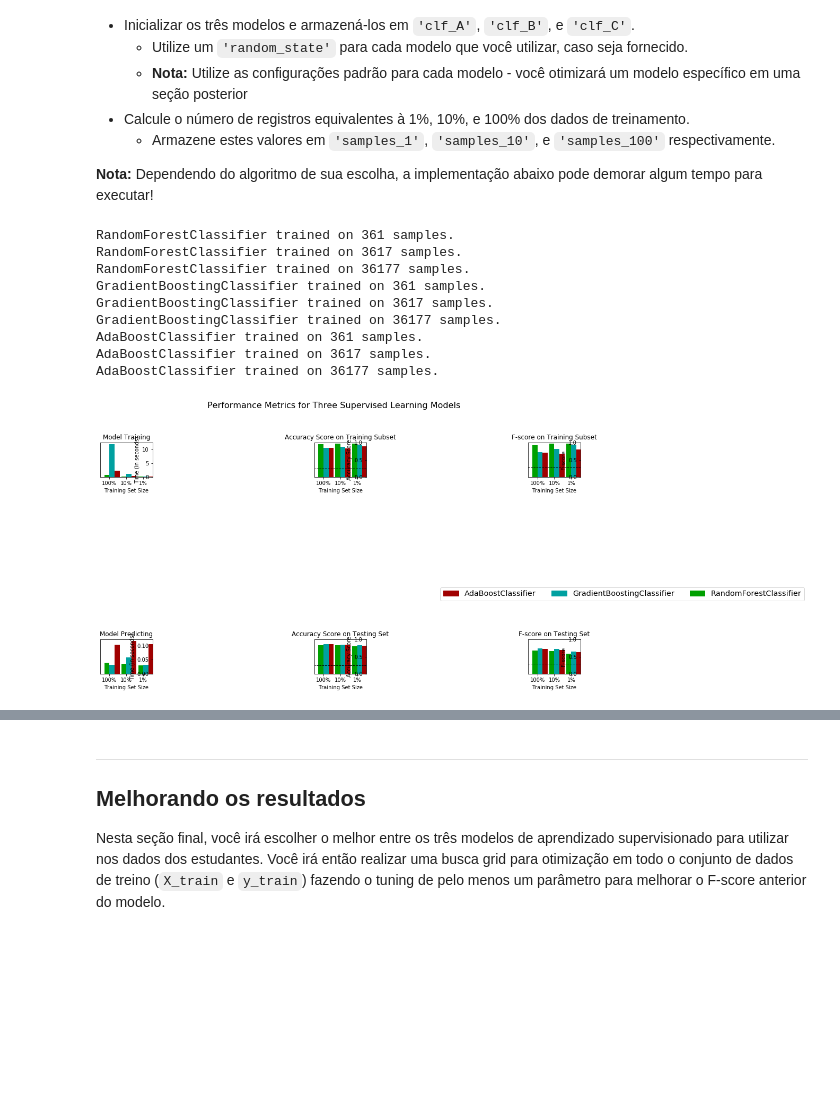
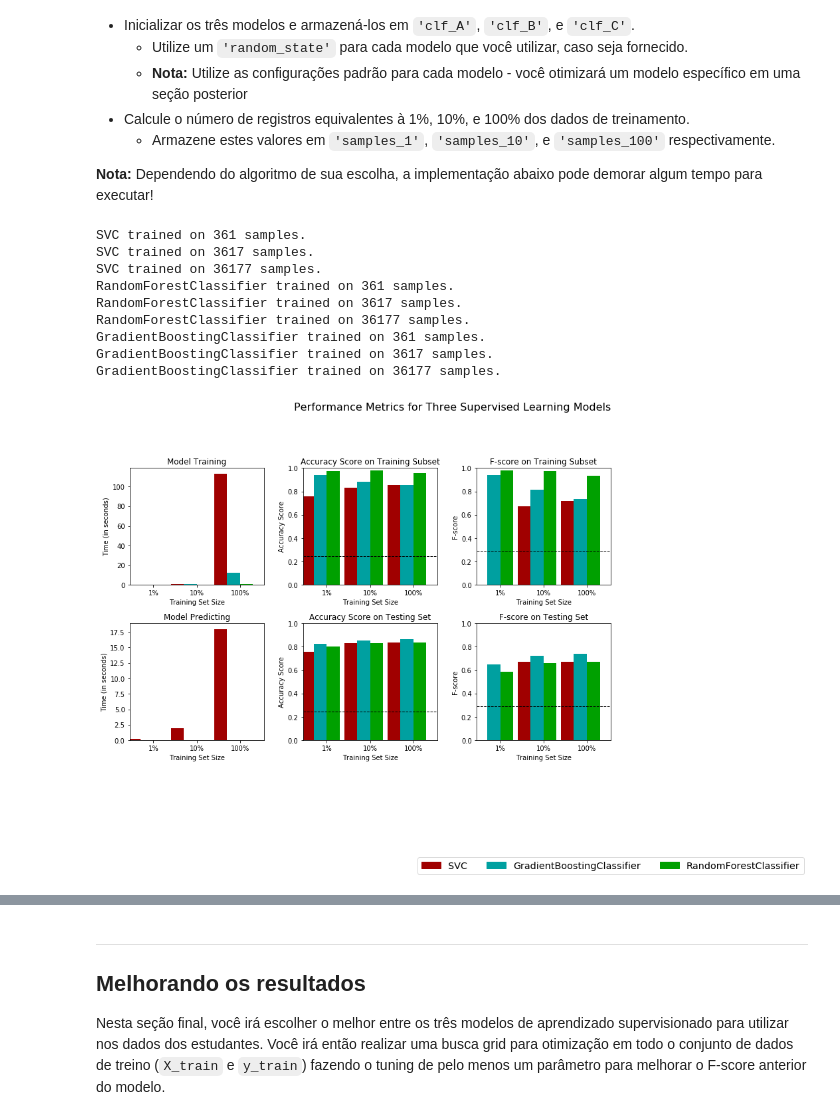
Before and after one commit to willgois/finding_donors, a Jupyter notebook: finding_donors_PT.ipynb, the cells around one changed output, grey strips where cells are left out. Drawn from its saved outputs; the diff is of its cells as text; code cells hidden in the pictures; blank space fills up the shorter version.

```diff
--- a/finding_donors_PT.ipynb
+++ b/finding_donors_PT.ipynb
@@ -219,10 +219,12 @@ Além disso, assim como os atributos não-numéricos, precisaremos converter a c
    - Transforme os registros com "<=50K" para `0` e os registros com ">50K" para `1`.
 # %%
 # TODO: Utilize o one-hot encoding nos dados em 'features_log_minmax_transform' utilizando pandas.get_dummies()
-features_final = pd.get_dummies(features_raw)
+features_final = pd.get_dummies(features_log_minmax_transform)
 
 # TODO: Faça o encode da coluna 'income_raw' para valores numéricos
 income = income_raw.replace([">50K","<=50K"],[1,0])
+# Alternativa de calcular
+#income = income_raw.apply(lambda n: 0 if n == '<=50K' else 1)
 
 # Exiba o número de colunas depois do one-hot encoding
 encoded = list(features_final.columns)
@@ -519,43 +524,44 @@ No código da célular, você precisará implementar o seguinte:
 **Nota:** Dependendo do algoritmo de sua escolha, a implementação abaixo pode demorar algum tempo para executar!
 # %%
 # TODO: Importe os três modelos de aprendizado supervisionado da sklearn
-from sklearn.ensemble import RandomForestClassifier, GradientBoostingClassifier, AdaBoostClassifier
+from sklearn.ensemble import RandomForestClassifier, GradientBoostingClassifier
+from sklearn.svm import SVC
 
 # TODO: Inicialize os três modelos
-clf_A = RandomForestClassifier(random_state=0)
-clf_B = GradientBoostingClassifier(random_state=0)
-clf_C = AdaBoostClassifier(random_state = 0)
+clf_A = SVC(random_state=0)
+clf_B = RandomForestClassifier(random_state=0)
+clf_C = GradientBoostingClassifier(random_state = 0)
 
 # TODO: Calcule o número de amostras para 1%, 10%, e 100% dos dados de treinamento
 # HINT: samples_100 é todo o conjunto de treinamento e.x.: len(y_train)
 # HINT: samples_10 é 10% de samples_100
 # HINT: samples_1 é 1% de samples_100
 samples_100 = len(X_train.index)
 samples_10 = len(X_train.index)/10
 samples_1 = len(X_train.index)/100
 
 # Colete os resultados dos algoritmos de aprendizado
 results = {}
 for clf in [clf_A, clf_B, clf_C]:
     clf_name = clf.__class__.__name__
     results[clf_name] = {}
     for i, samples in enumerate([samples_1, samples_10, samples_100]):
         results[clf_name][i] = \
         train_predict(clf, samples, X_train, y_train, X_test, y_test)
 
 # Run metrics visualization for the three supervised learning models chosen
 vs.evaluate(results, accuracy, fscore)
 # %% [output]
+SVC trained on 361 samples.
+SVC trained on 3617 samples.
+SVC trained on 36177 samples.
 RandomForestClassifier trained on 361 samples.
 RandomForestClassifier trained on 3617 samples.
 RandomForestClassifier trained on 36177 samples.
 GradientBoostingClassifier trained on 361 samples.
 GradientBoostingClassifier trained on 3617 samples.
 GradientBoostingClassifier trained on 36177 samples.
-AdaBoostClassifier trained on 361 samples.
-AdaBoostClassifier trained on 3617 samples.
-AdaBoostClassifier trained on 36177 samples.
-[figure, old version]
+[figure, new version]
 # %%
 #Os graficos estão com algum problema, então irei exibir os resultados em uma tabela
 for i in results.items():
```
Also changed, not shown: parts of 8 cells of this notebook, 5 other files.
